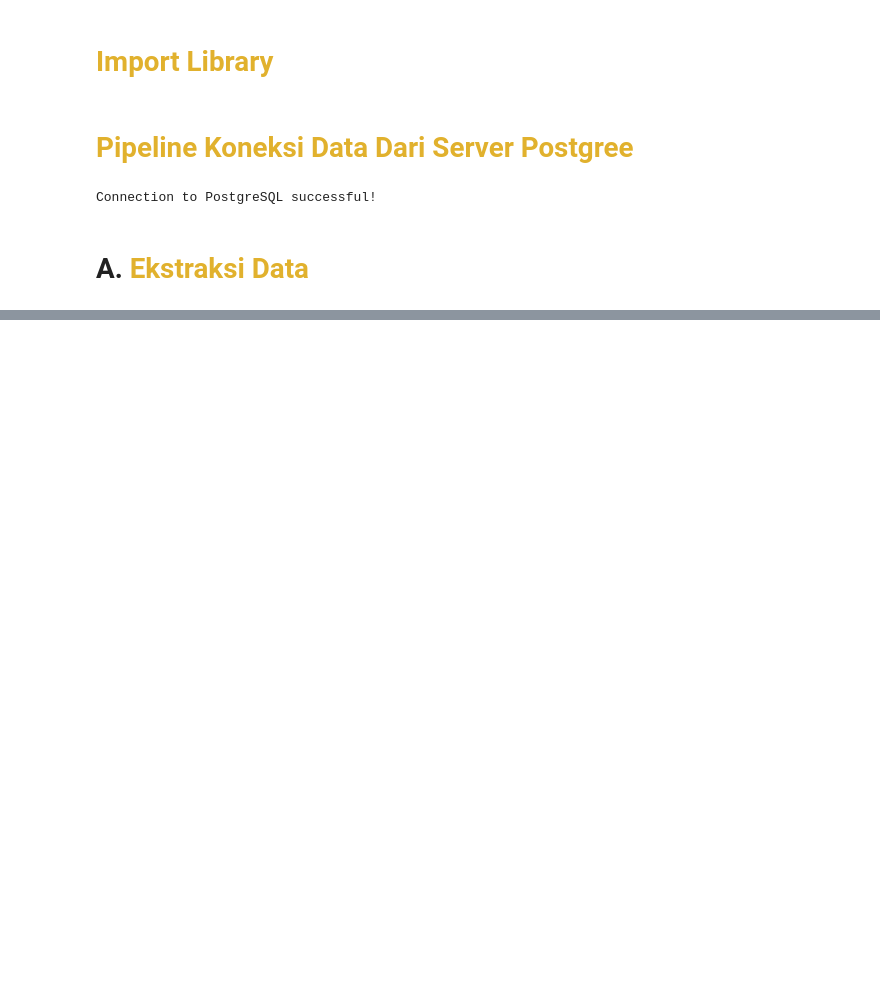
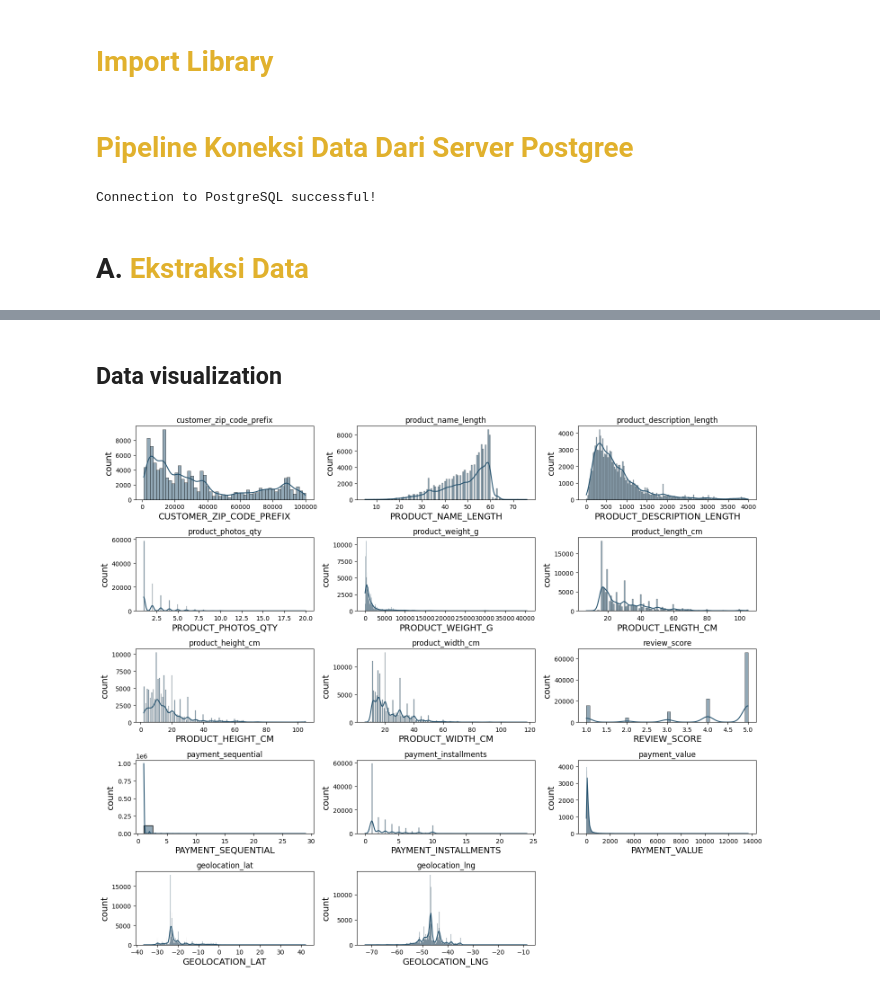
Before and after one commit to putuwistika/Project-BliData, a Jupyter notebook: EDA.ipynb, the cells around one changed output, grey strips where cells are left out. Drawn from its saved outputs; the diff is of its cells as text; code cells hidden in the pictures; blank space fills up the shorter version.

```diff
--- a/EDA.ipynb
+++ b/EDA.ipynb
@@ -7,3 +4,16 @@ import pandas as pd
+# %%
+from config import connection_database as conn
+import pandas as pd
+import seaborn as sns
+from source import function as fungsi
+import matplotlib.pyplot as plt
+from matplotlib.colors import LinearSegmentedColormap
+import seaborn as sns
+%matplotlib inline
+
+# Set color palette for Seaborn
+colors = ["#26536f", "#3b96b7", "#749ca8", "#b6a98d", "#c78a4d", "#854927"]
+sns.set_palette(colors)
 # %% [markdown]
 <a id=""></a>
 # <b><span style='color:#E1B12D'>Pipeline Koneksi Data Dari Server Postgree</span></b>
@@ -38,0 +324,6 @@ display(df)
+# %%
+categorical_col = df.select_dtypes(include=['object']).columns
+numerical_col = df.loc[:, ~df.columns.isin(['order_id', 'customer_id','customer_unique_id','order_item_id','product_id'])].select_dtypes(include=['int', 'float']).columns
+
+print("Categorical columns: ", categorical_col)
+print("Numerical columns: ", numerical_col)
@@ -38,0 +364,18 @@ display(df)
+# %% [markdown]
+## Data visualization
+# %%
+plt.figure(figsize=(15,17))
+num_plots = len(numerical_col)
+num_rows = (num_plots + 1) // 2
+
+for index, column in enumerate(numerical_col):
+    plt.subplot(num_rows, 3, index + 1)  # Adjusting for the number of rows and columns
+    plt.subplots_adjust(wspace=0.2, hspace=0.5)
+    sns.histplot(df[column],kde=True)
+    plt.title(column)  # Use the column name as the title
+    plt.xlabel(column.upper(), fontsize=14)
+    plt.ylabel("count", fontsize=14)
+plt.tight_layout(pad=1.0)
+plt.show()
+# %% [output]
+[figure, added]
```
Also changed, not shown: parts of 50 cells of this notebook, 1 other file.
